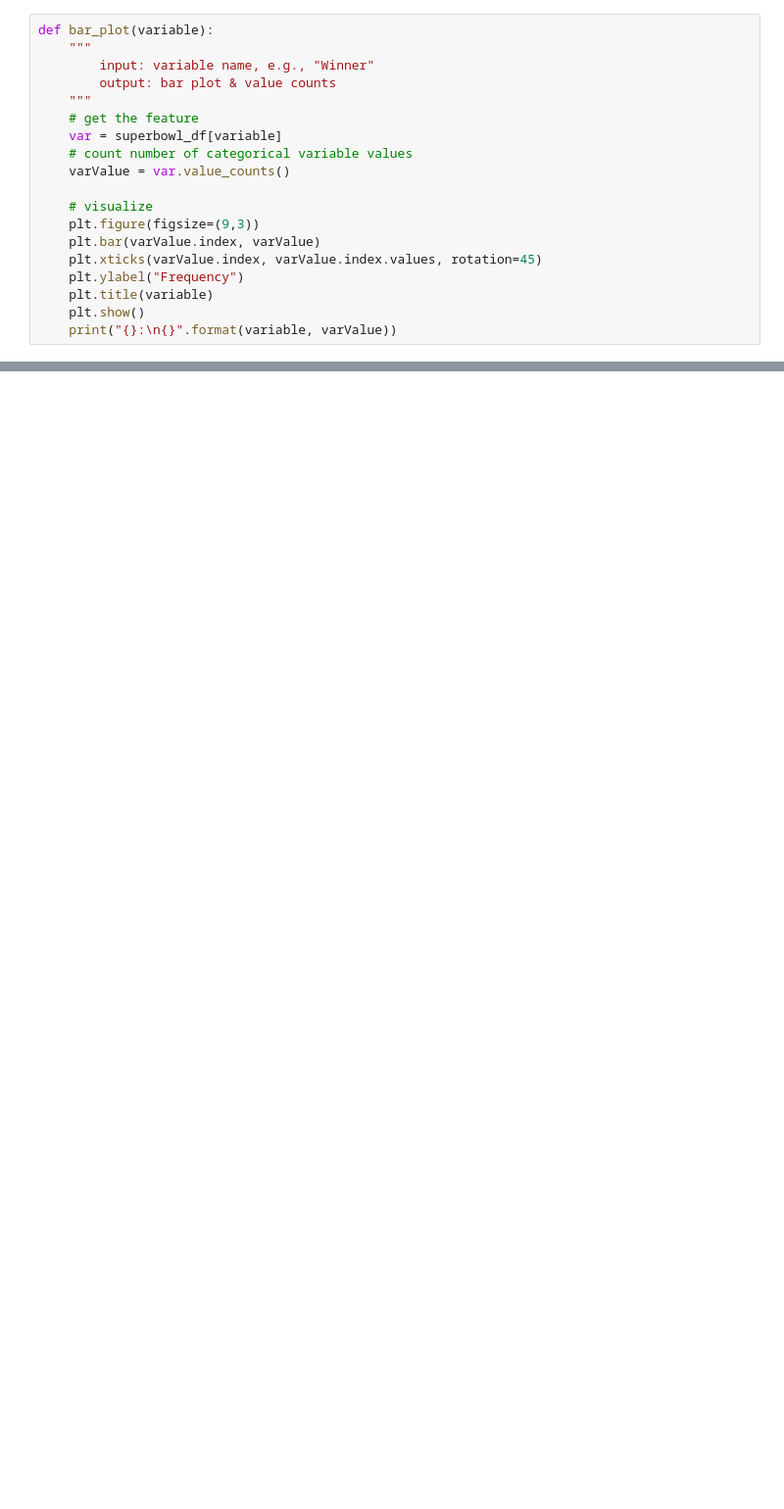
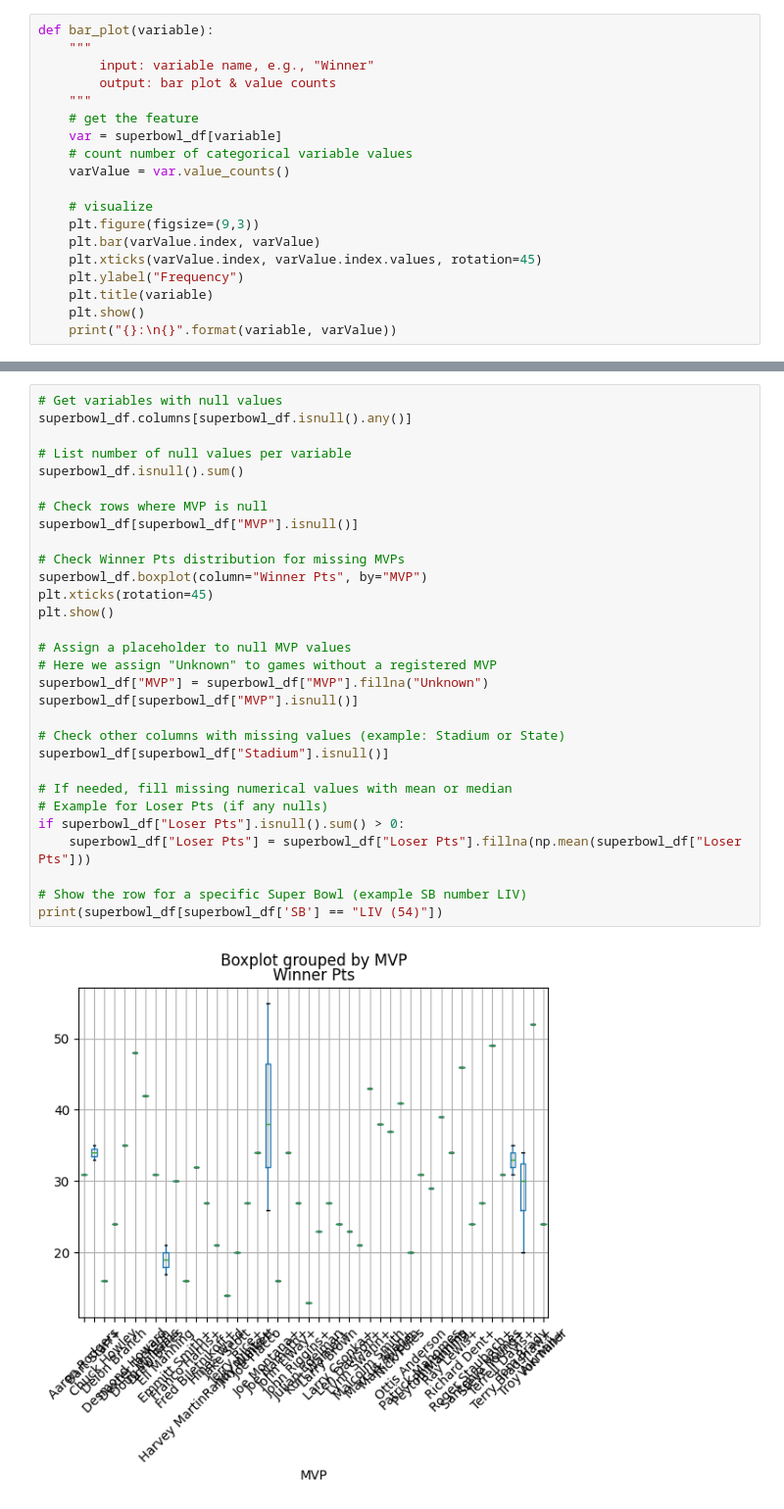
Before and after one commit to diogooaabreu/IA25_P02_G4, a Jupyter notebook: AutomaticClassification.ipynb, the cells around one changed output, grey strips where cells are left out. Shown at 98% size. Cells and saved outputs as stored; diff of their text form; blank space fills up the shorter version.

```diff
--- a/AutomaticClassification.ipynb
+++ b/AutomaticClassification.ipynb
@@ -164,0 +483,32 @@ for cf in categorical_features:
+# %%
+# Get variables with null values
+superbowl_df.columns[superbowl_df.isnull().any()]
+
+# List number of null values per variable
+superbowl_df.isnull().sum()
+
+# Check rows where MVP is null
+superbowl_df[superbowl_df["MVP"].isnull()]
+
+# Check Winner Pts distribution for missing MVPs
+superbowl_df.boxplot(column="Winner Pts", by="MVP")
+plt.xticks(rotation=45)
+plt.show()
+
+# Assign a placeholder to null MVP values
+# Here we assign "Unknown" to games without a registered MVP
+superbowl_df["MVP"] = superbowl_df["MVP"].fillna("Unknown")
+superbowl_df[superbowl_df["MVP"].isnull()]
+
+# Check other columns with missing values (example: Stadium or State)
+superbowl_df[superbowl_df["Stadium"].isnull()]
+
+# If needed, fill missing numerical values with mean or median
+# Example for Loser Pts (if any nulls)
+if superbowl_df["Loser Pts"].isnull().sum() > 0:
+    superbowl_df["Loser Pts"] = superbowl_df["Loser Pts"].fillna(np.mean(superbowl_df["Loser Pts"]))
+
+# Show the row for a specific Super Bowl (example SB number LIV)
+print(superbowl_df[superbowl_df['SB'] == "LIV (54)"])
+# %% [output]
+[figure, added]
```
Also changed, not shown: parts of 25 cells of this notebook.
